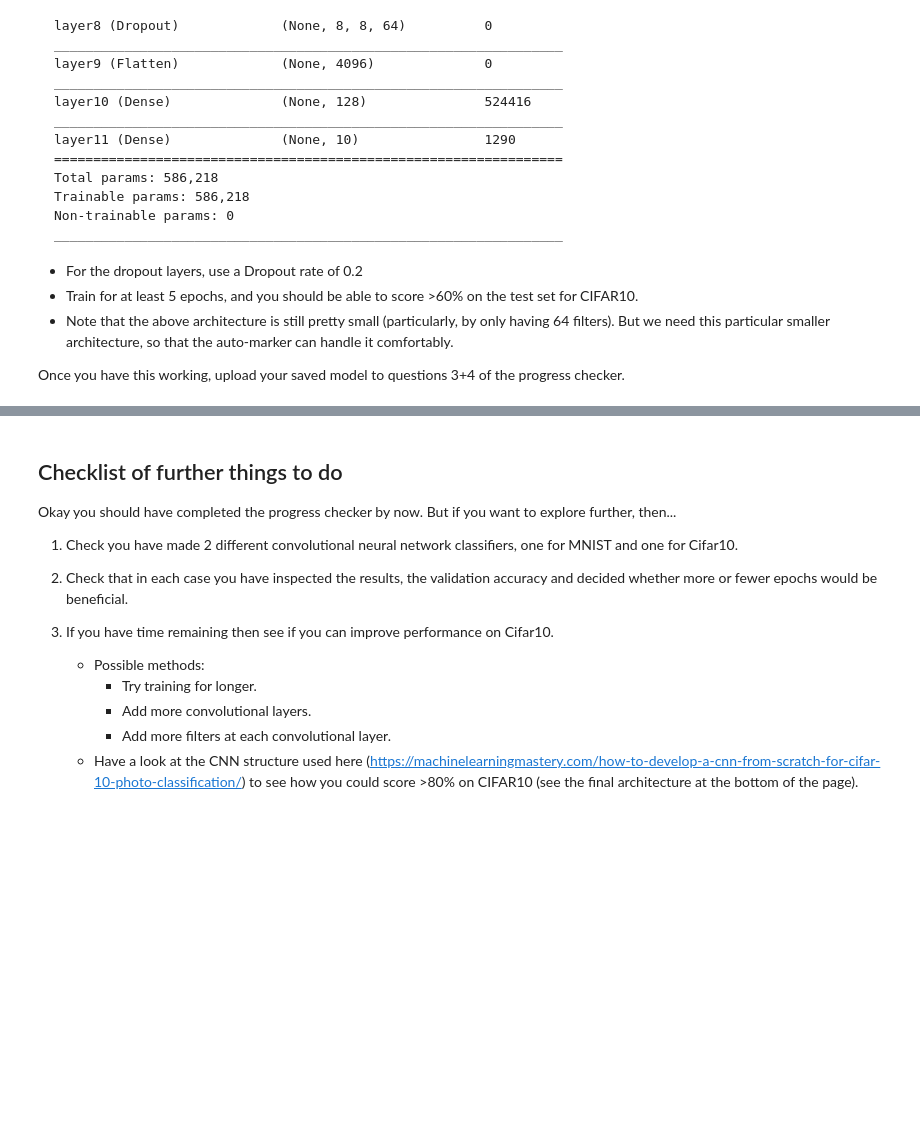
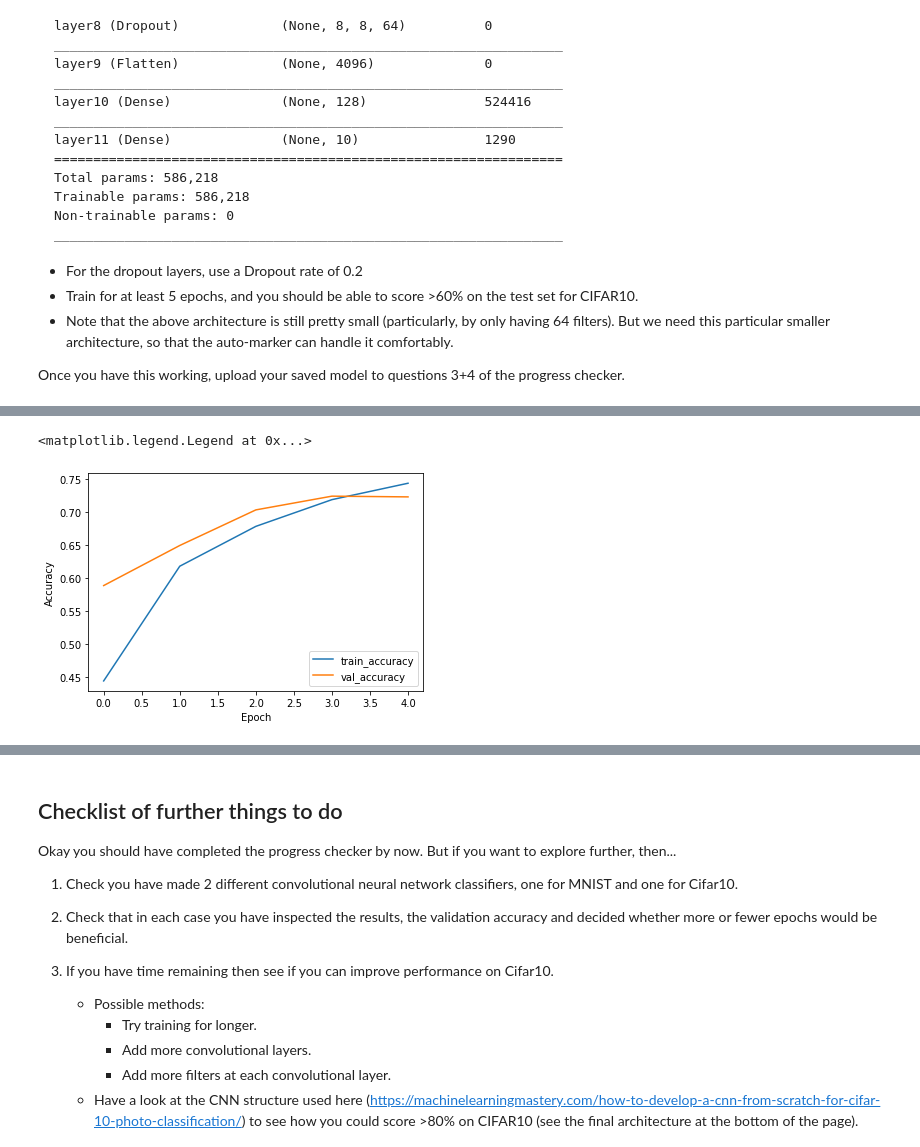
Before and after one commit to distinctkemi/CE888, a Jupyter notebook: Lab 7/cnn.ipynb, the cells around one changed output, grey strips where cells are left out. Drawn from its saved outputs; the diff is of its cells as text; code cells hidden in the pictures; blank space fills up the shorter version.

```diff
--- a/Lab 7/cnn.ipynb
+++ b/Lab 7/cnn.ipynb
@@ -320,0 +373,28 @@ Once you have this working, upload your saved model to questions 3+4 of the prog
+# %%
+# Rescale greyscale from 8 bit to floating point (by dividing by 255)
+test_images = (test_images0 / 255.0).astype(np.float32) # 10000 test patterns, shape 10000*28*28
+train_images = (train_images0 / 255.0).astype(np.float32) # 60000 train patterns, shape 60000*28*28
+
+if len(train_images.shape) == 3:  # images must be rank-4 tensors [number_of_images, dimension1, dimension2, number_of_channels]
+    # add a single channel to these black-and-white images
+    train_images=train_images.reshape(list(train_images.shape)+[1])
+    test_images=test_images.reshape(list(test_images.shape)+[1])
+    print("Reshaped images from ", train_images0.shape, "to", train_images.shape, "so that 'channel' dimension exists")
+
+num_classification_categories = train_labels.max() + 1
+# %%
+# build model with CNN architecture
+model2 = keras.Sequential()
+
+# YOUR CODE HERE (no need to specify the input shape in the first layer)
+model2.add(layers.Conv2D(filters=16, kernel_size=3,activation='relu', padding = 'same', strides = 1))
+model2.add(layers.Conv2D(filters=32, kernel_size=3,activation='relu', padding = 'same', strides = 1))
+model2.add(layers.MaxPooling2D(pool_size=2))
+model2.add(layers.Dropout(0.2))
+model2.add(layers.Conv2D(filters=64, kernel_size=3,activation='relu', padding = 'same', strides = 1))
+model2.add(layers.Conv2D(filters=64, kernel_size=3,activation='relu', padding = 'same', strides = 1))
+model2.add(layers.MaxPooling2D(pool_size=2))
+model2.add(layers.Dropout(0.2))
+model2.add(layers.Flatten())
+model2.add(layers.Dense(128, activation='relu'))
+model2.add(layers.Dense(num_classification_categories, activation='softmax'))
@@ -320,0 +425,11 @@ Once you have this working, upload your saved model to questions 3+4 of the prog
+# %%
+optimizer = keras.optimizers.Adam()
+
+model2.compile(optimizer=optimizer,
+              loss=keras.losses.SparseCategoricalCrossentropy(),
+              metrics=['accuracy'])
+
+history = model2.fit(train_images, train_labels,
+                batch_size=128,
+                epochs=5,
+                validation_data=(test_images, test_labels))
@@ -320,0 +447,9 @@ Once you have this working, upload your saved model to questions 3+4 of the prog
+# %%
+plt.plot(history.history['accuracy'], label='train_accuracy')
+plt.plot(history.history['val_accuracy'], label = 'val_accuracy')
+plt.xlabel('Epoch')
+plt.ylabel('Accuracy')
+plt.legend(loc='lower right')
+# %% [output]
+<matplotlib.legend.Legend at 0x...>
+[figure, added]
```
Also changed, not shown: parts of 8 cells of this notebook.
